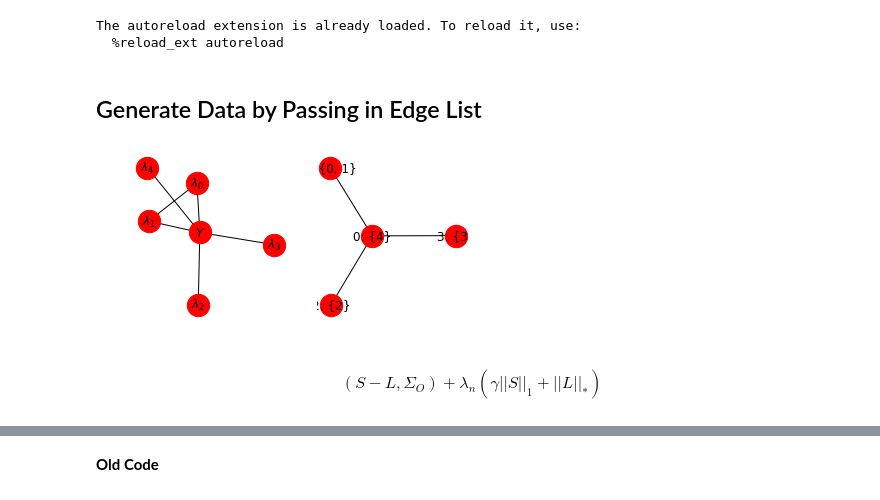
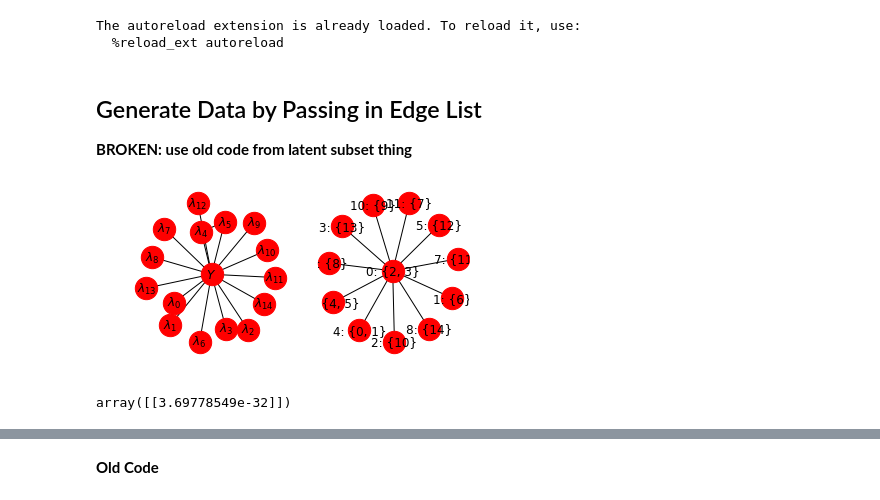
Before and after one commit to HazyResearch/metal, a Jupyter notebook: notebooks/pytorch_learn_deps.ipynb, the cells around one changed output, grey strips where cells are left out. Cells and saved outputs as stored; diff of their text form; code cells hidden in the pictures.

```diff
--- a/notebooks/pytorch_learn_deps.ipynb
+++ b/notebooks/pytorch_learn_deps.ipynb
@@ -41,3 +41,4 @@ The autoreload extension is already loaded. To reload it, use:
   %reload_ext autoreload
 # %% [markdown]
 ## Generate Data by Passing in Edge List
+**BROKEN: use old code from latent subset thing**
@@ -44,38 +49,36 @@ The autoreload extension is already loaded. To reload it, use:
 # %%
-M = 5
+M = 15
 N = 1000 #not used
 MAX_CLIQUE_SIZE = 2
-NUM_CLIQUES = 1
+NUM_CLIQUES = 3
 K = 2
-HIGHER_ORDER_CLIQUES = False
+HIGHER_ORDER_CLIQUES = True
 
 # Set Graph Structure
 EDGES = generate_edges(M, MAX_CLIQUE_SIZE, NUM_CLIQUES)
 deps_graph = DependenciesGraph(M, EDGES)
 plt.figure(figsize=(6,3))
 plt.subplot(1,2,1)
 deps_graph.draw()
 
 
 #Generate Data
 data = DataGenerator(
     N,
     M,
     k=K,
     abstains=False,
     deps_graph=deps_graph,
     class_balance=0.5,
     higher_order_cliques=HIGHER_ORDER_CLIQUES
 )
 plt.subplot(1,2,2)
 data.jt.draw()
 
 #Generate Data
 sigma_O = data.get_sigma_O()
 E_O = np.array([data.P_marginal(v) for i, v in data.jt.iter_observed()])
 class_balance = data.get_class_balance()
 mu = data.get_mu()
 # %% [output]
-[figure, old version]
+[figure, new version]
-# %% [markdown]
-$$(S-L,\Sigma_O) + \lambda_n(\gamma ||S||_1 + ||L||_*)$$
@@ -81,0 +92,5 @@ $$(S-L,\Sigma_O) + \lambda_n(\gamma ||S||_1 + ||L||_*)$$
+# %%
+np.dot(sigma_OS.T,np.dot(np.linalg.
+                         inv(sigma_O),sigma_OS))
+# %% [output]
+array([[3.69778549e-32]])
```
Also changed, not shown: parts of 17 cells of this notebook.
